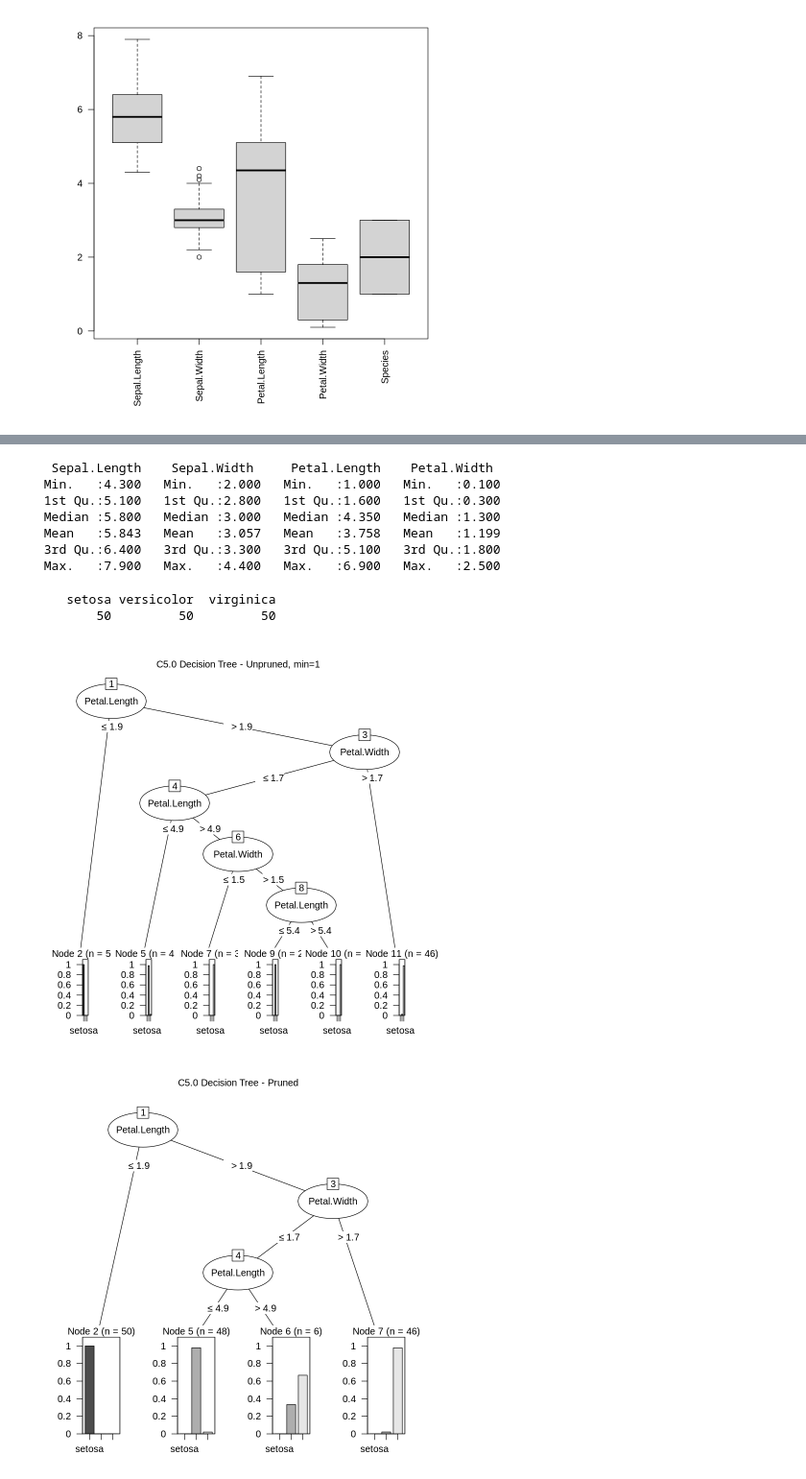
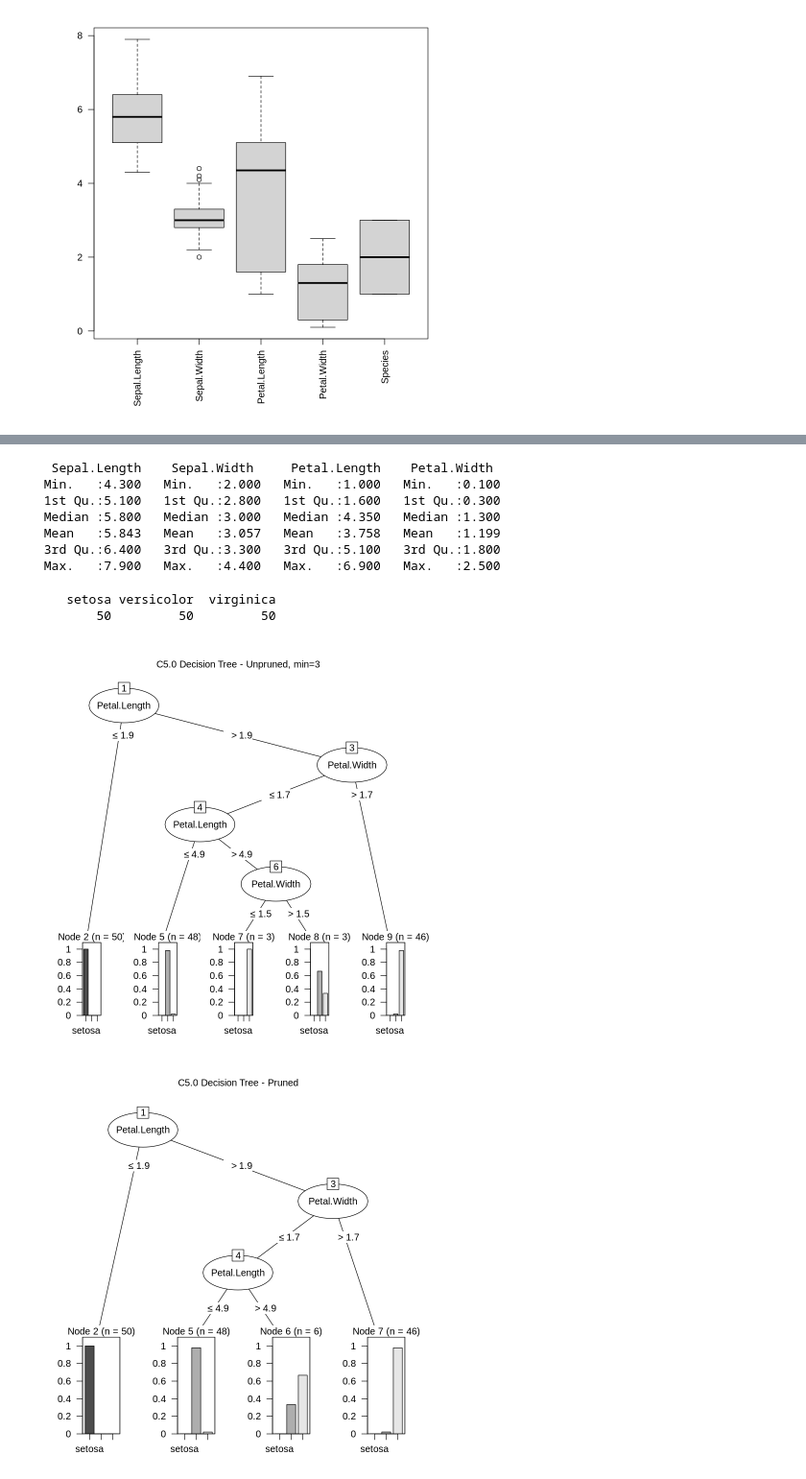
Before and after one commit to bforoura/IDS, a Jupyter notebook: iris_DT_R.ipynb, the cells around one changed output, grey strips where cells are left out. Shown at 96% size. Cells and saved outputs as stored; diff of their text form; code cells hidden in the pictures.

```diff
--- a/iris_DT_R.ipynb
+++ b/iris_DT_R.ipynb
@@ -98,8 +101,6 @@ input <- iris[,1:4]
 output <- iris[,5]
 
 summary(input)
-
-summary(output)
 # %% [output]
   Sepal.Length    Sepal.Width     Petal.Length    Petal.Width
  Min.   :4.300   Min.   :2.000   Min.   :1.000   Min.   :0.100
@@ -108,15 +109,19 @@ summary(output)
  Mean   :5.843   Mean   :3.057   Mean   :3.758   Mean   :1.199
  3rd Qu.:6.400   3rd Qu.:3.300   3rd Qu.:5.100   3rd Qu.:1.800
  Max.   :7.900   Max.   :4.400   Max.   :6.900   Max.   :2.500
-    setosa versicolor  virginica
-        50         50         50
+# %%
+summary(output)
+# %% [output]
+    setosa versicolor  virginica
+        50         50         50
 # %%
 #@title Let’s build an unpruned decision tree and plot it (Model 1)
 
-model1 <- C5.0(input, output, control = C5.0Control(noGlobalPruning = TRUE,minCases=1))
-plot(model1, main="C5.0 Decision Tree - Unpruned, min=1")
+# see https://www.rdocumentation.org/packages/C50/versions/0.1.8/topics/C5.0Control
+model1 <- C5.0(input, output, control = C5.0Control(noGlobalPruning = TRUE, minCases=3))
+plot(model1, main="C5.0 Decision Tree - Unpruned, min=3")
 # %% [output]
-[figure, old version]
+[figure, new version]
 # %%
 #@title Now, let’s build a pruned decision tree (Model 2)
 
```
Also changed, not shown: parts of 5 cells of this notebook.
